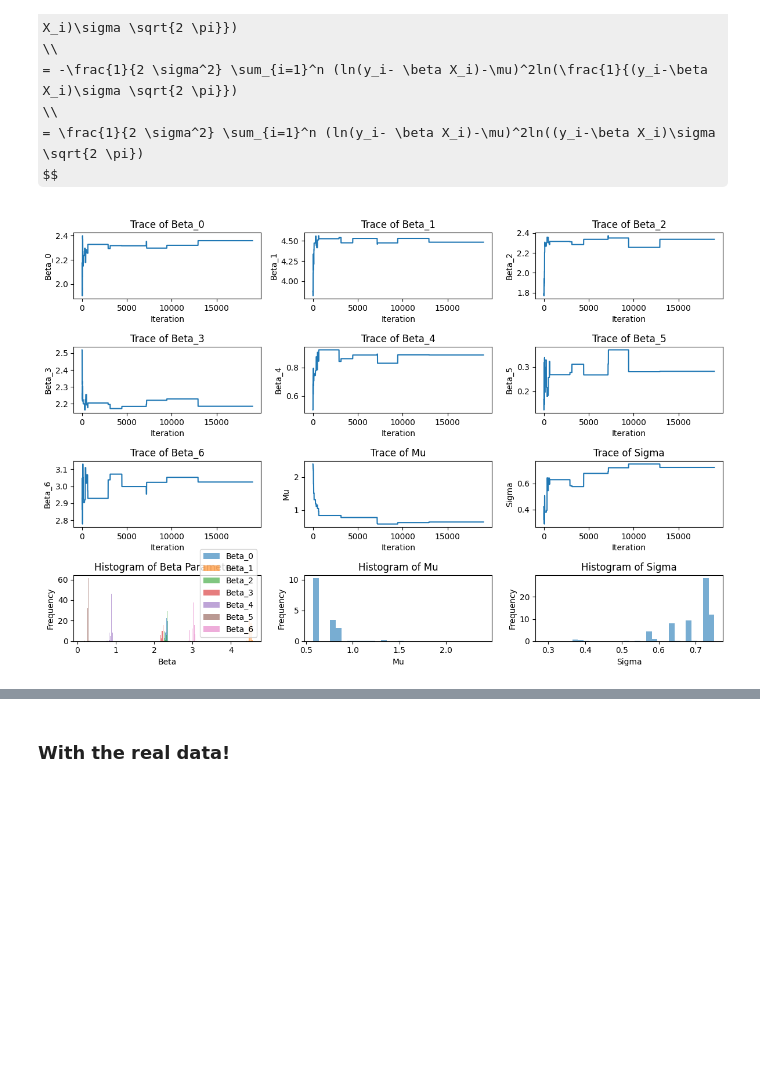
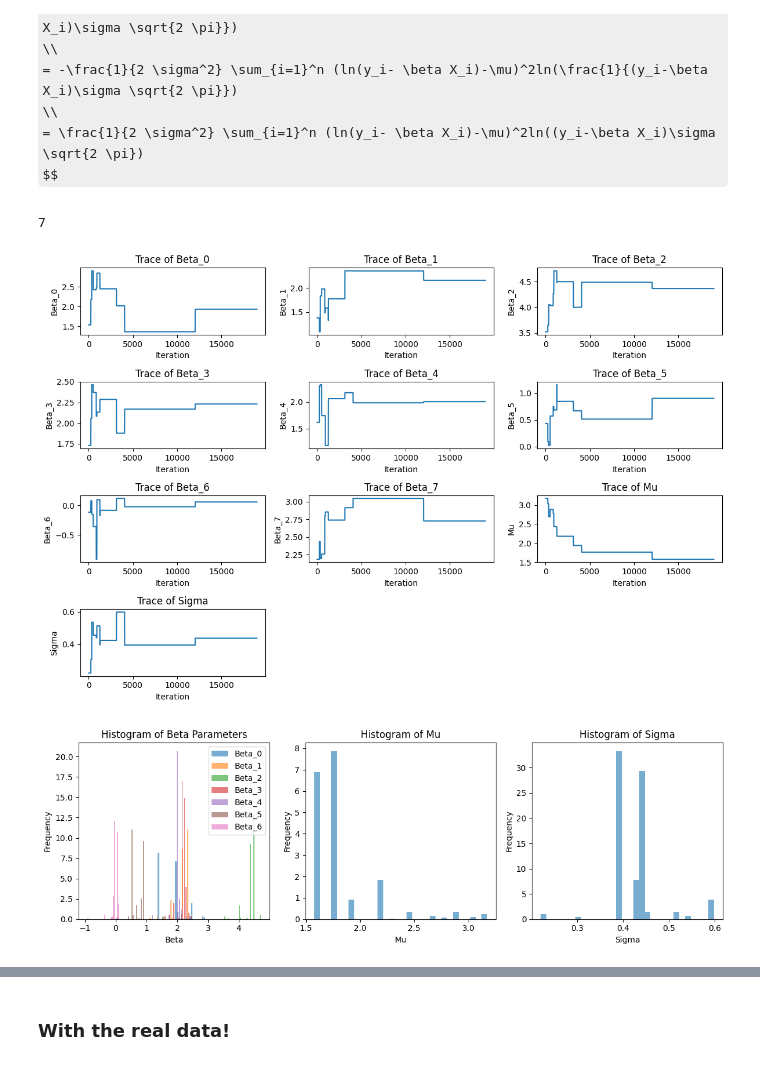
Before and after one commit to Bea-Taylor/DifDem_inequalities, a Jupyter notebook: nbs/core/05_ml_custom_regression_model.ipynb, the cells around one changed output, grey strips where cells are left out. Cells and saved outputs as stored; diff of their text form; code cells hidden in the pictures; some formulas as TeX source; blank space fills up the shorter version.

```diff
--- a/nbs/core/05_ml_custom_regression_model.ipynb
+++ b/nbs/core/05_ml_custom_regression_model.ipynb
@@ -127,19 +133,23 @@ $$
 
 # Define the log likelihood function for linear regression with log-normal error
 def log_likelihood(params, X, y):
-    beta = params[:-2]
+    beta_0 = params[0]
+    beta = params[1:-2]
     mu = params[-2]
     sigma = params[-1]
-    y_pred = np.dot(X, beta) # this is the shift
+    y_pred = np.dot(X, beta) + beta_0 # this is the shift
+    print(f'shape of y_pred:{y_pred.shape}')
     likelihood = shift_log_normal_pdf(y, delta=y_pred, mu=mu, sigma=sigma)
     return np.sum(np.log(likelihood))
 
 # Define the prior distribution for beta parameters, mu, and sigma
 def log_prior(params):
-    beta = params[:-2]
+    beta_0 = params[0]
+    beta = params[1:-2]
     mu = params[-2]
     sigma = params[-1]
-    if np.all(-10 < beta.all() < 10) and 0 <= mu < 10 and sigma > 0:
+    #if 0 <= beta_0 and np.all(-10 < beta.all() < 10) and 0 <= mu < 10 and sigma > 0:
+    if all(-10 < b < 10 for b in beta) and 0 <= beta_0 and 0 <= mu < 10 and sigma > 0:
         return 0
     return -np.inf
 
@@ -165,16 +175,26 @@ def metropolis_hastings(initial_params, proposal_sd, n_iter, X, y):
 np.random.seed(0)
 n_samples = 1000
 n_features = 7
+
 X = np.random.rand(n_samples, n_features) * 10  # Independent variables
-true_beta = np.random.normal(loc=2, scale=1, size=n_features)  # True coefficients
+#dummy_intercept = np.ones(len(X))
+#X = np.concatenate((dummy_intercept[:, np.newaxis], X), axis=1)
+
+true_beta_0 = 0.5
+true_beta = np.random.normal(loc=2, scale=1, size=X.shape[1])  # True coefficients
 true_mu = 0  # True mean of log-normal distribution
 true_sigma = 1
 true_error = np.random.lognormal(mean=true_mu, sigma=true_sigma, size=n_samples)  # Log-normal error term
-y = np.dot(X, true_beta) + true_error  # True relationship with error
+y = np.dot(X, true_beta) + true_beta_0 + true_error  # True relationship with error
+# %%
+X.shape[1]
+# %% [output]
+7
 # %%
 # Set initial parameters and proposal standard deviation
-initial_params = np.concatenate([np.random.normal(size=n_features), [0, 1]])  # Initial beta parameters, mu, and sigma
-proposal_sd = 0.1
+#init_beta = np.concatenate(true_beta_0, true_beta)
+initial_params = np.concatenate([np.random.normal(size=n_features+1), [0, 1]])  # Initial beta parameters, mu, and sigma
+proposal_sd = 0.5
 
 # Run Metropolis-Hastings algorithm
 n_iter = 20000
@@ -190,49 +210,57 @@ beta_samples, mu_samples, sigma_samples = burned_chain[:, :-2], burned_chain[:,
 # Plot the traces and histograms of beta parameters, mu, and sigma
 plt.figure(figsize=(12, 8))
 
-for i in range(n_features):
+beta_vals = beta_samples.shape[1]
+
+for i in range(beta_vals):
     plt.subplot(4, 3, i+1)
     plt.plot(beta_samples[:, i])
     plt.xlabel('Iteration')
     plt.ylabel(f'Beta_{i}')
     plt.title(f'Trace of Beta_{i}')
 
-plt.subplot(4, 3, n_features+1)
+plt.subplot(4, 3, beta_vals+1)
 plt.plot(mu_samples)
 plt.xlabel('Iteration')
 plt.ylabel('Mu')
 plt.title('Trace of Mu')
 
-plt.subplot(4, 3, n_features+2)
+plt.subplot(4, 3, beta_vals+2)
 plt.plot(sigma_samples)
 plt.xlabel('Iteration')
 plt.ylabel('Sigma')
 plt.title('Trace of Sigma')
 
-plt.subplot(4, 3, n_features+3)
+plt.tight_layout()
+plt.show()
+
+plt.figure(figsize=(12, 4))
+
+plt.subplot(1, 3, 1)
 for i in range(n_features):
     plt.hist(beta_samples[:, i], bins=30, density=True, alpha=0.6, label=f'Beta_{i}')
 plt.xlabel('Beta')
 plt.ylabel('Frequency')
 plt.title('Histogram of Beta Parameters')
 plt.legend()
 
-plt.subplot(4, 3, n_features+4)
+plt.subplot(1, 3, 2)
 plt.hist(mu_samples, bins=30, density=True, alpha=0.6)
 plt.xlabel('Mu')
 plt.ylabel('Frequency')
 plt.title('Histogram of Mu')
 
-plt.subplot(4, 3, n_features+5)
+plt.subplot(1, 3, 3)
 plt.hist(sigma_samples, bins=30, density=True, alpha=0.6)
 plt.xlabel('Sigma')
 plt.ylabel('Frequency')
 plt.title('Histogram of Sigma')
 
 plt.tight_layout()
 plt.show()
 # %% [output]
-[figure, old version]
+[figure, new version]
+[figure, added]
 # %%
 # Extract the mode (most frequent value) from the parameter samples
 mode_beta = np.median(beta_samples, axis=0)
```
Also changed, not shown: parts of 17 cells of this notebook.
